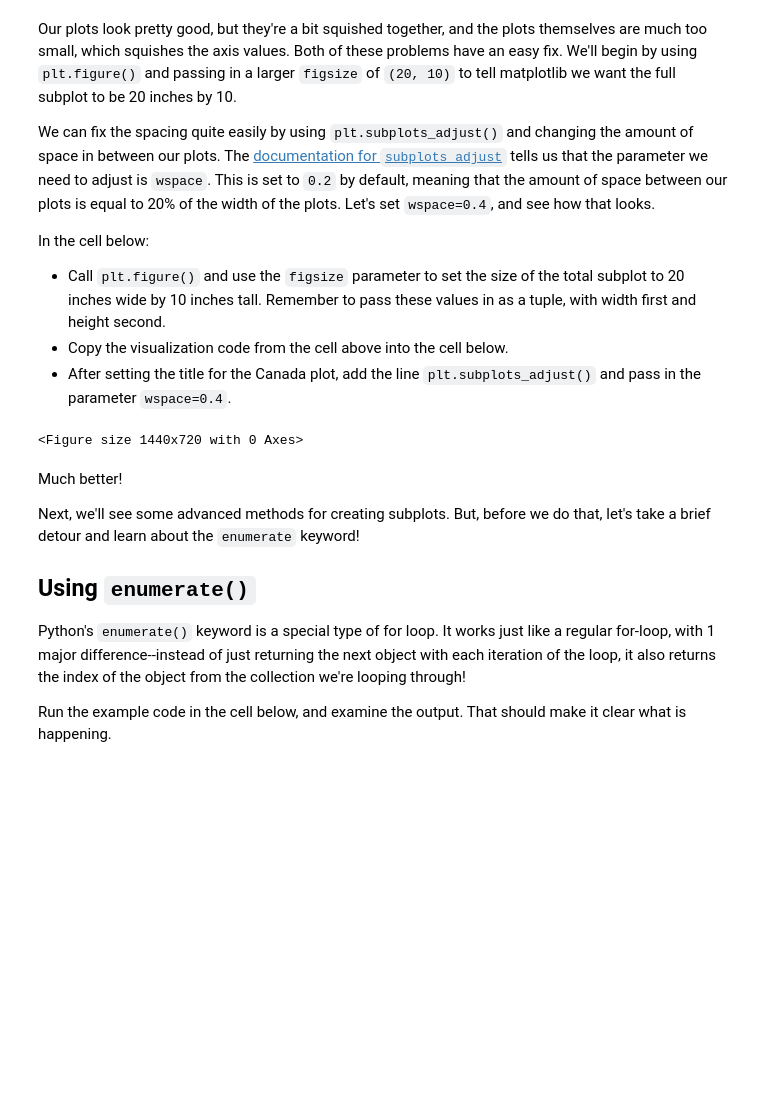
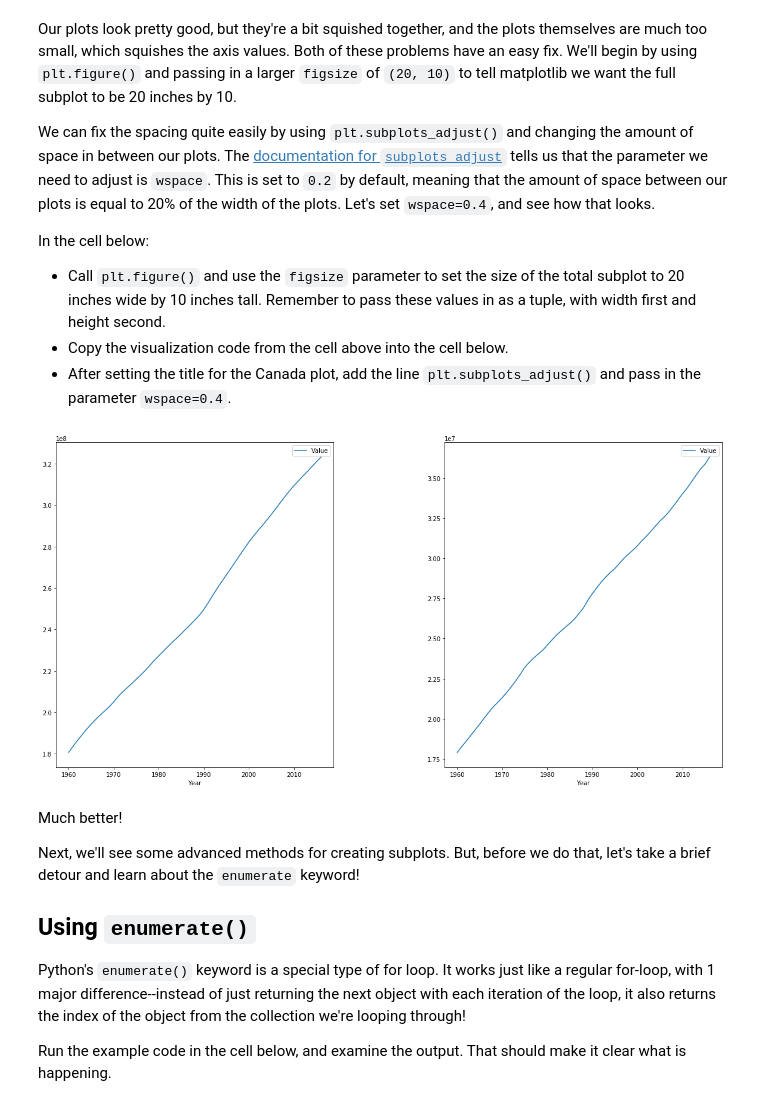
Before and after one commit to bl419cam/604-Subplots-and-Enumeration-Lab, a Jupyter notebook: index.ipynb, the cells around one changed output. Cells and saved outputs as stored; diff of their text form; code cells hidden in the pictures; blank space fills up the shorter version.

```diff
--- a/index.ipynb
+++ b/index.ipynb
@@ -146,12 +146,15 @@ In the cell below:
 # %%
 plt.figure(figsize=(20,10))
 
 ax1 = plt.subplot(121)
 usa.plot(x='Year', y='Value', ax=ax1)
+
+ax2 = plt.subplot(122)
 canada.plot(x='Year', y='Value', ax=ax2)
+
 plt.subplots_adjust(wspace=0.4)
 # %% [output]
-<Figure size 1440x720 with 0 Axes>
+[figure, added]
 # %% [markdown]
 Much better!
 
```
